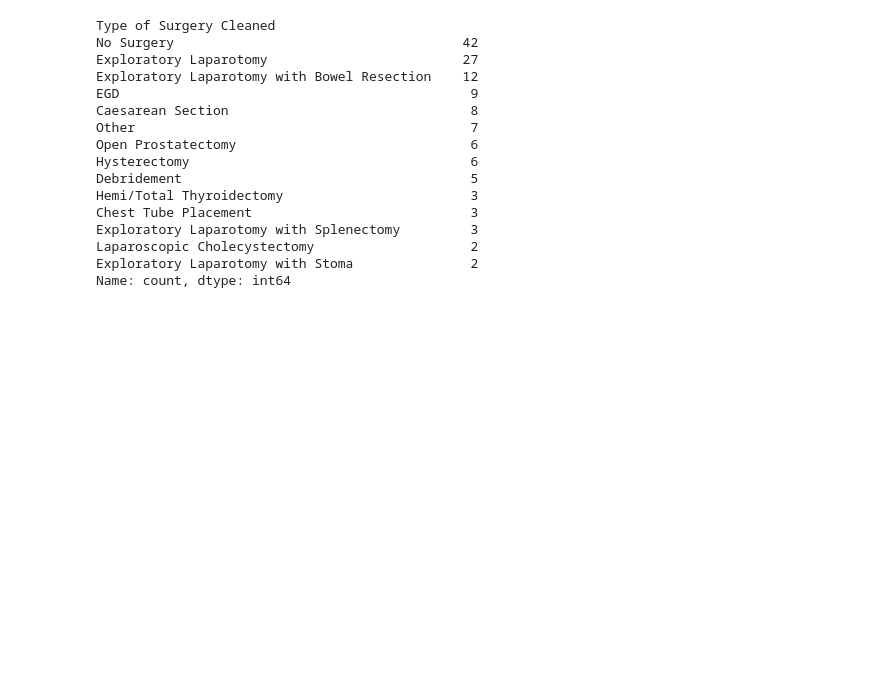
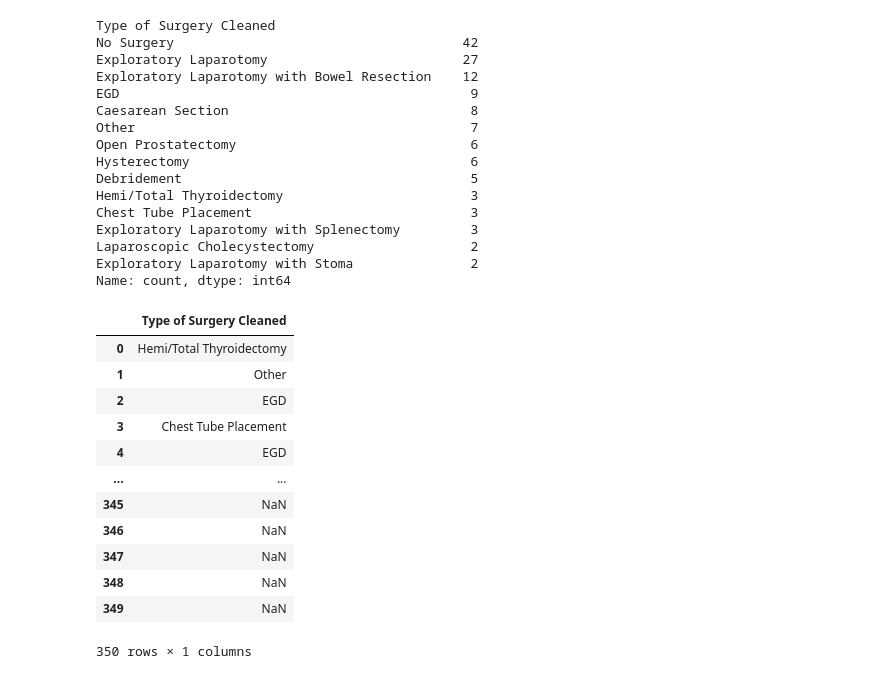
Before and after one commit to mat2m10/nkhoma, a Jupyter notebook: notebooks/ICU_analysis.ipynb, the cells around one changed output. Saved outputs shown, nothing was run; the diff lists cells and outputs as text; code cells hidden in the pictures; blank space fills up the shorter version.

```diff
--- a/notebooks/ICU_analysis.ipynb
+++ b/notebooks/ICU_analysis.ipynb
@@ -186,3 +186,19 @@ Exploratory Laparotomy with Splenectomy         3
 Laparoscopic Cholecystectomy                    2
 Exploratory Laparotomy with Stoma               2
 Name: count, dtype: int64
+# %%
+df[['Type of Surgery Cleaned']]
+# %% [output]
+|  | Type of Surgery Cleaned |
+| 0 | Hemi/Total Thyroidectomy |
+| 1 | Other |
+| 2 | EGD |
+| 3 | Chest Tube Placement |
+| 4 | EGD |
+| ... | ... |
+| 345 | NaN |
+| 346 | NaN |
+| 347 | NaN |
+| 348 | NaN |
+| 349 | NaN |
+350 rows × 1 columns
```
Also changed, not shown: 6 other files.
